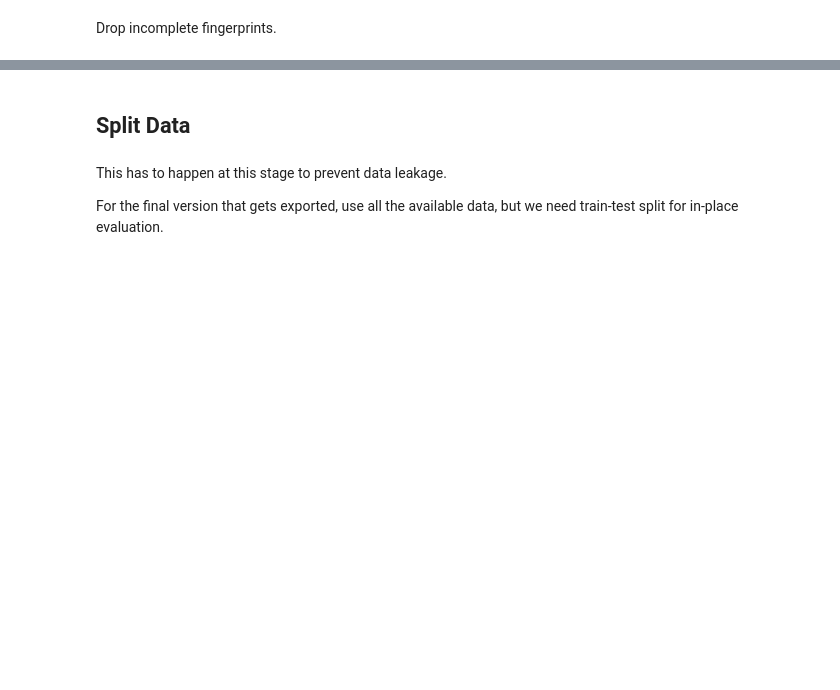
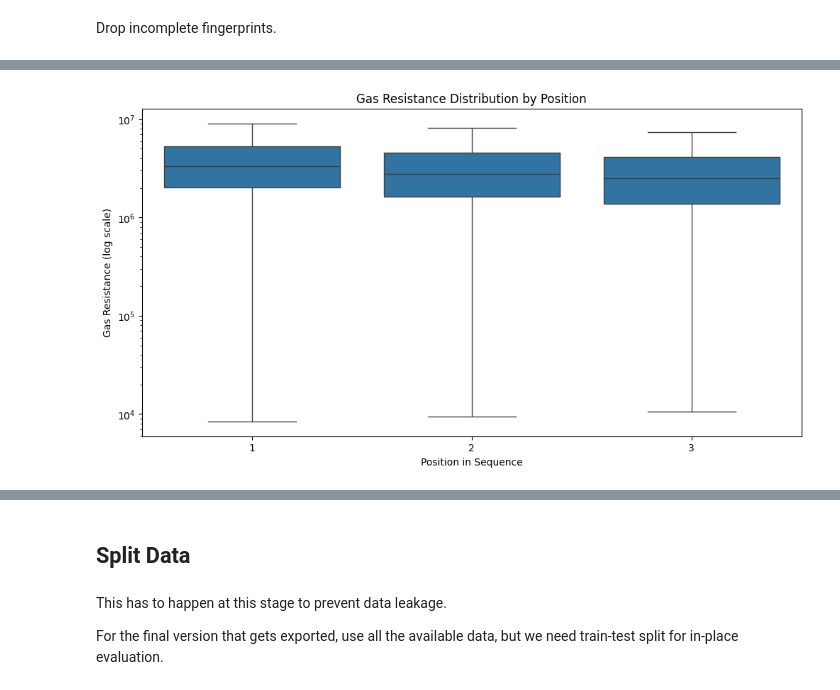
Before and after one commit to lucwl/olfactml, a Jupyter notebook: notebooks/cnn.ipynb, the cells around one changed output, grey strips where cells are left out. Cells and saved outputs as stored; diff of their text form; code cells hidden in the pictures; blank space fills up the shorter version.

```diff
--- a/notebooks/cnn.ipynb
+++ b/notebooks/cnn.ipynb
@@ -36,10 +36,15 @@ os.environ['PYTHONHASHSEED'] = str(SEED)
 # %% [markdown]
 # Constants
 # %%
-FEATURE_COLS = ["temperature", "pressure", "humidity", "gas_resistance"]
-FEATURE_COLS_EXTENDED = FEATURE_COLS + [f"{c}_diff" for c in FEATURE_COLS]
+FEATURE_COLS = [
+    "temperature",
+    "pressure",
+    "humidity",
+    "gas_resistance",
+]
+FEATURE_COLS_EXTENDED = FEATURE_COLS + ["gas_resistance_diff",]
 TARGET_COL = "label"
-SEQ_LEN = 10
+SEQ_LEN = 3
 
 CLASSES = [
     "air",
@@ -144,0 +156,14 @@ rosemary        1437
+# %%
+import seaborn as sns
+import matplotlib.pyplot as plt
+
+# Plot first few timesteps to see warmup on a log scale
+plt.figure(figsize=(12,6))
+sns.boxplot(x='position', y='gas_resistance', data=data)
+plt.title("Gas Resistance Distribution by Position")
+plt.xlabel("Position in Sequence")
+plt.ylabel("Gas Resistance (log scale)")
+plt.yscale('log')  # Set logarithmic scale for y-axis
+plt.show()
+# %% [output]
+[figure, added]
```
Also changed, not shown: parts of 16 cells of this notebook, 4 other files.
